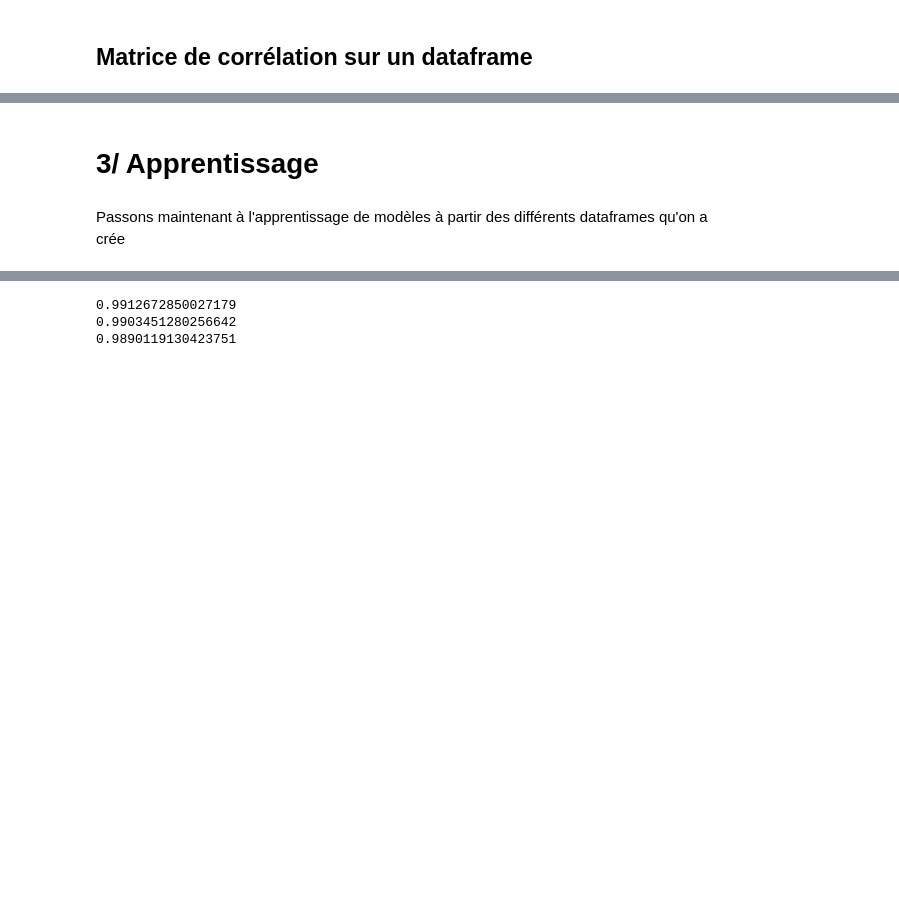
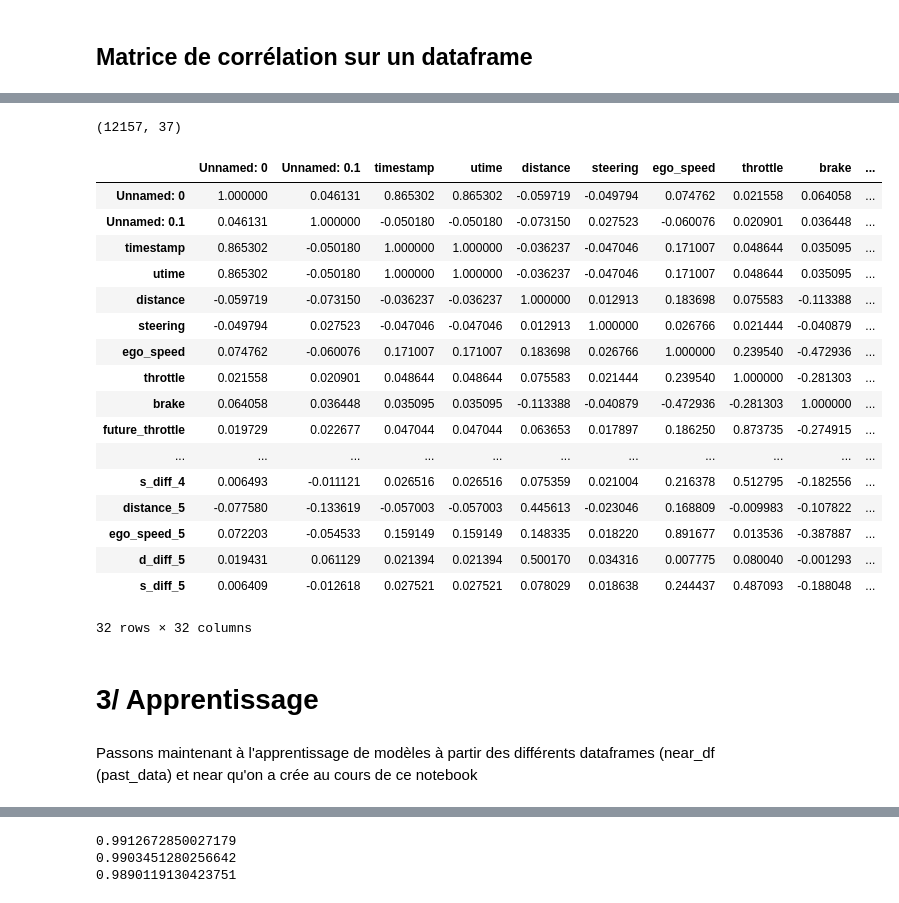
Before and after one commit to AlexandreFiche/machine_learning_for_autonomous_driving, a Jupyter notebook: nuscenes_prediction_acceleration_freinage.ipynb, the cells around one changed output, grey strips where cells are left out. Saved outputs shown, nothing was run; the diff lists cells and outputs as text; code cells hidden in the pictures; blank space fills up the shorter version.

```diff
--- a/nuscenes_prediction_acceleration_freinage.ipynb
+++ b/nuscenes_prediction_acceleration_freinage.ipynb
@@ -228,13 +224,6 @@ def find_vehicle_in_front(instance_token):
     i = 0
     rows_list = []
 
-    # Traitement sur tout les vehicules ou non (a faire)
-    all_camera = False
-    if all_camera:
-        list_cams = [key for key in sample_record['data'].keys() if 'CAM' in key]
-    else:
-        list_cams = ['CAM_FRONT']
-
     # Pour chaque enregistrement de l'annoation on ajoute une ligne avec les elements
     while curr_token != last_token:
 
@@ -248,7 +237,7 @@ def find_vehicle_in_front(instance_token):
         # Renvoie une boxe si l'annotation est détécté par la caméra frontale
         _, boxes, _ = nusc.get_sample_data(curr_sample['data']['CAM_FRONT'], box_vis_level=BoxVisibility.ANY,
                                                 selected_anntokens=[curr_token])
-        # S'il y a une boxe
+        # S'il y a une boxe, le vehicule est donc détécté par la caméra frontale
         if len(boxes) > 0:
 
             # Calcul distance entre ego et le vehicule
@@ -1155,5 +1089,20 @@ Mais pour un début de jeu d'entrainement cela permettra d'avoir au moins quelqu
 # %%
+# Nom scene, token instance
 combi = [
+         ('scene-0268','303d1654545a470ebbe247324d98bf8a'),
+         ('scene-0256','a466d1fcc20944d7a092c44575602a3a'),
+         ('scene-0253','4972136d347249b1a857608588c3aa0c'),
+         ('scene-0252','a2e59b93a1f74e1da681364db24e8c1f'),
+         ('scene-0251','17ca4b7e1aa14f2c836d998f0e033824'),
+         ('scene-0249','d5eb9a3a504c4ce39d14dc38bddecc40'),
+         ('scene-0244','f5d1d8b8417e4fe487a4bb9c7e523691'),
+         ('scene-0243','6b679f56d3a9412499fe3a3542629cf6'),
+         ('scene-0236','bba27d5c0b674d4e9906f93f26f76747'),
+         ('scene-0235','f212f246f53e4110b7f6a490cc70adaa'),
+         ('scene-0207','6a81ab78eee3477e8509569a5d0a2217'),
+         ('scene-0194','ed77c0e17186414c97aa3bf4ea3ea162'),
+         ('scene-0190','e49e2fd935074715a021e1c14827fb69'),
+         ('scene-0102','83646f0a74de467f9c57efef379ceb3a'),
          ('scene-0041','5914d9b538ea44b9af49ab70cef66eee'),
          ('scene-0190','e49e2fd935074715a021e1c14827fb69'),
          ('scene-0194','ed77c0e17186414c97aa3bf4ea3ea162'),
@@ -1172,8 +1121,10 @@ combi = [
          ('scene-0101','5b282658f35248ffb284d1e5d68ada8d'),
          ('scene-0006','98300b9c4acb4da9a7aecd0084650265')
         ]
+# note:
 # 1 (à couper), 13,15,16 (pas en entier),26, 27, 28 (début),33, (34?),36? fin,38,39,42,
 # 43 debut, 45 debut (barriere), 46 debut (feu rouge, pas ouf), 53, 56 mouis,57
+# 194  mouais à voir
 # %%
 df_hand = pd.DataFrame(columns=df_full.columns)
 for s,i in combi:
@@ -1231,7 +1173,30 @@ near_df.corr()
+# %%
+print(df_hand_past.shape)
+df_hand_past.corr()
+# %% [output]
+(12157, 37)
+|  | Unnamed: 0 | Unnamed: 0.1 | timestamp | utime | distance | steering | ego_speed | throttle | brake | ... |
+| Unnamed: 0 | 1.000000 | 0.046131 | 0.865302 | 0.865302 | -0.059719 | -0.049794 | 0.074762 | 0.021558 | 0.064058 | ... |
+| Unnamed: 0.1 | 0.046131 | 1.000000 | -0.050180 | -0.050180 | -0.073150 | 0.027523 | -0.060076 | 0.020901 | 0.036448 | ... |
+| timestamp | 0.865302 | -0.050180 | 1.000000 | 1.000000 | -0.036237 | -0.047046 | 0.171007 | 0.048644 | 0.035095 | ... |
+| utime | 0.865302 | -0.050180 | 1.000000 | 1.000000 | -0.036237 | -0.047046 | 0.171007 | 0.048644 | 0.035095 | ... |
+| distance | -0.059719 | -0.073150 | -0.036237 | -0.036237 | 1.000000 | 0.012913 | 0.183698 | 0.075583 | -0.113388 | ... |
+| steering | -0.049794 | 0.027523 | -0.047046 | -0.047046 | 0.012913 | 1.000000 | 0.026766 | 0.021444 | -0.040879 | ... |
+| ego_speed | 0.074762 | -0.060076 | 0.171007 | 0.171007 | 0.183698 | 0.026766 | 1.000000 | 0.239540 | -0.472936 | ... |
+| throttle | 0.021558 | 0.020901 | 0.048644 | 0.048644 | 0.075583 | 0.021444 | 0.239540 | 1.000000 | -0.281303 | ... |
+| brake | 0.064058 | 0.036448 | 0.035095 | 0.035095 | -0.113388 | -0.040879 | -0.472936 | -0.281303 | 1.000000 | ... |
+| future_throttle | 0.019729 | 0.022677 | 0.047044 | 0.047044 | 0.063653 | 0.017897 | 0.186250 | 0.873735 | -0.274915 | ... |
+| ... | ... | ... | ... | ... | ... | ... | ... | ... | ... | ... |
+| s_diff_4 | 0.006493 | -0.011121 | 0.026516 | 0.026516 | 0.075359 | 0.021004 | 0.216378 | 0.512795 | -0.182556 | ... |
+| distance_5 | -0.077580 | -0.133619 | -0.057003 | -0.057003 | 0.445613 | -0.023046 | 0.168809 | -0.009983 | -0.107822 | ... |
+| ego_speed_5 | 0.072203 | -0.054533 | 0.159149 | 0.159149 | 0.148335 | 0.018220 | 0.891677 | 0.013536 | -0.387887 | ... |
+| d_diff_5 | 0.019431 | 0.061129 | 0.021394 | 0.021394 | 0.500170 | 0.034316 | 0.007775 | 0.080040 | -0.001293 | ... |
+| s_diff_5 | 0.006409 | -0.012618 | 0.027521 | 0.027521 | 0.078029 | 0.018638 | 0.244437 | 0.487093 | -0.188048 | ... |
+32 rows × 32 columns
 # %% [markdown]
 # 3/ Apprentissage
 # %% [markdown]
-Passons maintenant à l'apprentissage de modèles à partir des différents dataframes qu'on a crée
+Passons maintenant à l'apprentissage de modèles à partir des différents dataframes (near_df (past_data) et near qu'on a crée au cours de ce notebook
 # %%
 from sklearn.model_selection import train_test_split
 from sklearn import svm, neighbors
```
Also changed, not shown: parts of 43 cells of this notebook, 4 other files.
